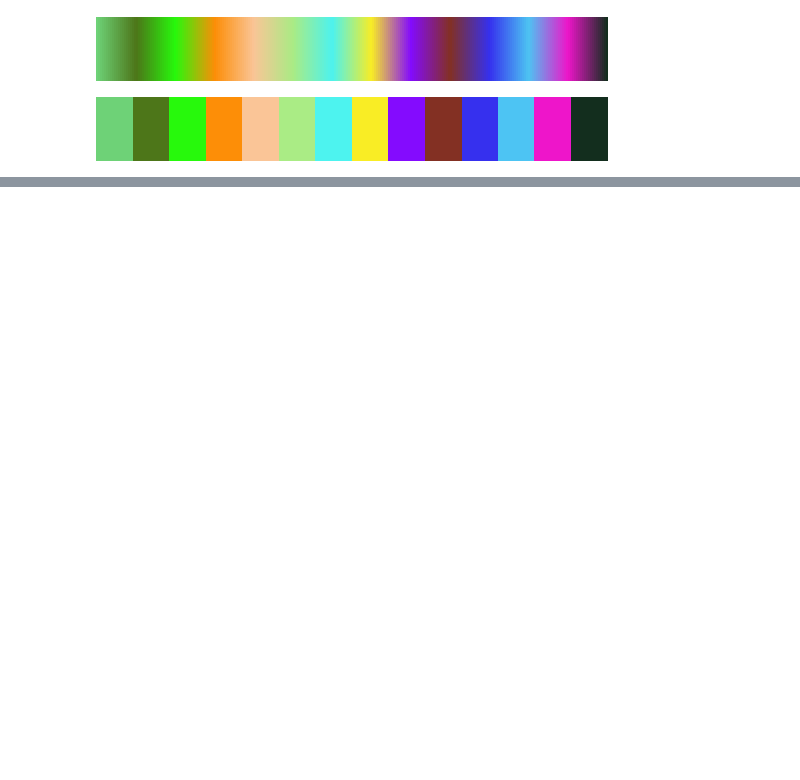
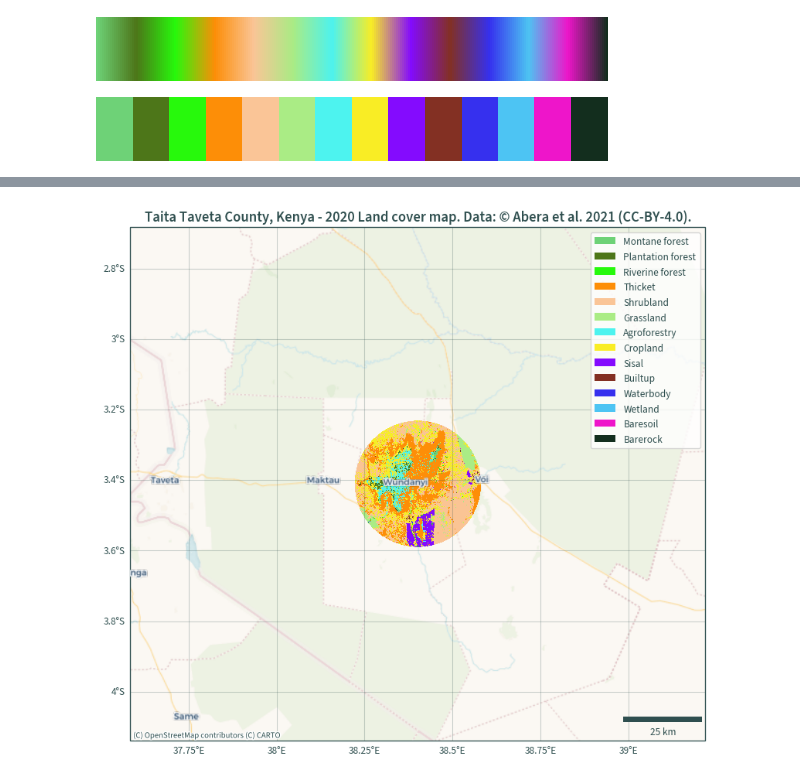
Before and after one commit to nmstreethran/charts, a Jupyter notebook: docs/rioxarray_lc.ipynb, the cells around one changed output, grey strips where cells are left out. Cells and saved outputs as stored; diff of their text form; code cells hidden in the pictures; blank space fills up the shorter version.

```diff
--- a/docs/rioxarray_lc.ipynb
+++ b/docs/rioxarray_lc.ipynb
@@ -317,0 +384,38 @@ plt.show()
+# %%
+xmin, ymin, xmax, ymax = landcover.rio.reproject(CRS).rio.bounds()
+# %%
+# with better legends, basemap, scalebar, and gridlines
+plt.figure(figsize=(10, 10))
+ax = plt.axes(projection=ccrs.epsg(CRS))
+landcover.rio.clip(mask).rio.reproject(CRS).plot(
+    add_colorbar=False, cmap=colours, ax=ax
+)
+
+plt.ylim(ymin, ymax)
+plt.xlim(xmin, xmax)
+
+cx.add_basemap(ax, source=cx.providers.CartoDB.VoyagerNoLabels)
+cx.add_basemap(ax, source=cx.providers.CartoDB.VoyagerOnlyLabels)
+
+legend_handles = []
+for color, label in zip(list(uniquevals["color"]), list(uniquevals["label"])):
+    legend_handles.append(mpatches.Patch(facecolor=color, label=label))
+
+ax.legend(handles=legend_handles)
+
+ax.gridlines(
+    draw_labels={"bottom": "x", "left": "y"}, alpha=.25, color="darkslategrey"
+)
+
+ax.add_artist(
+    ScaleBar(1, box_alpha=0, location="lower right", color="darkslategrey")
+)
+
+plt.title(
+    "Taita Taveta County, Kenya - 2020 Land cover map. "
+    "Data: © Abera et al. 2021 (CC-BY-4.0)."
+)
+
+plt.show()
+# %% [output]
+[figure, added]
```
Also changed, not shown: parts of 27 cells of this notebook, 5 other files.
